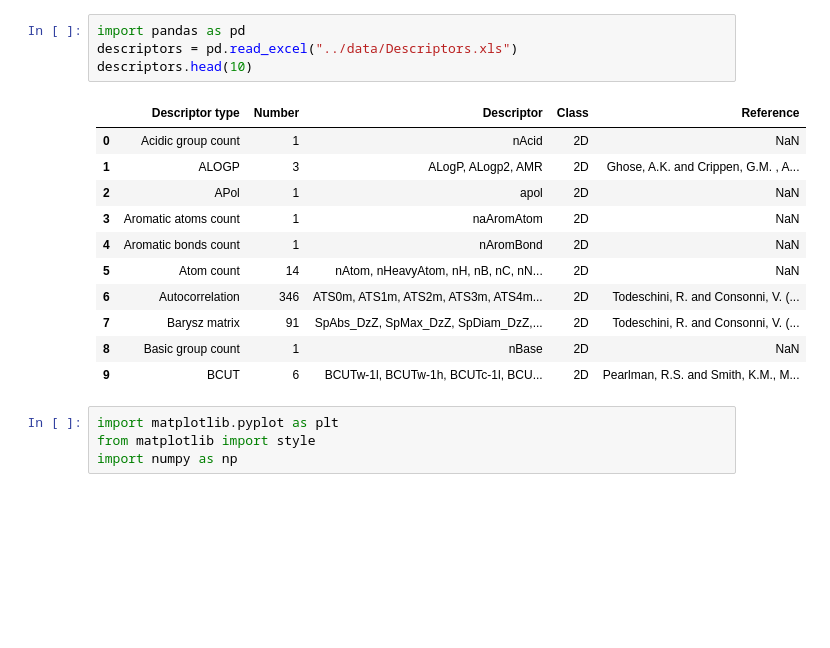
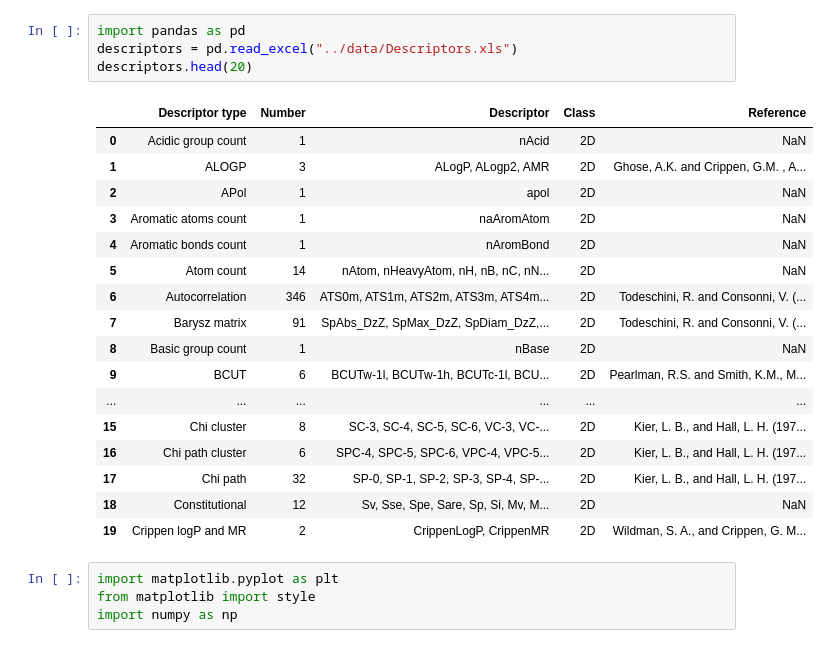
Before and after one commit to PrabhatBara/DDH-PS1, a Jupyter notebook: EDA-Notebooks/Workbook_9.ipynb, the cells around one changed output. Drawn from its saved outputs; the diff is of its cells as text; blank space fills up the shorter version.

```diff
--- a/EDA-Notebooks/Workbook_9.ipynb
+++ b/EDA-Notebooks/Workbook_9.ipynb
@@ -1,19 +1,25 @@
 # %%
 import pandas as pd
 descriptors = pd.read_excel("../data/Descriptors.xls")
-descriptors.head(10)
+descriptors.head(20)
 # %% [output]
 |  | Descriptor type | Number | Descriptor | Class | Reference |
 | 0 | Acidic group count | 1 | nAcid | 2D | NaN |
 | 1 | ALOGP | 3 | ALogP, ALogp2, AMR | 2D | Ghose, A.K. and Crippen, G.M. , A... |
 | 2 | APol | 1 | apol | 2D | NaN |
 | 3 | Aromatic atoms count | 1 | naAromAtom | 2D | NaN |
 | 4 | Aromatic bonds count | 1 | nAromBond | 2D | NaN |
 | 5 | Atom count | 14 | nAtom, nHeavyAtom, nH, nB, nC, nN... | 2D | NaN |
 | 6 | Autocorrelation | 346 | ATS0m, ATS1m, ATS2m, ATS3m, ATS4m... | 2D | Todeschini, R. and Consonni, V. (... |
 | 7 | Barysz matrix | 91 | SpAbs_DzZ, SpMax_DzZ, SpDiam_DzZ,... | 2D | Todeschini, R. and Consonni, V. (... |
 | 8 | Basic group count | 1 | nBase | 2D | NaN |
 | 9 | BCUT | 6 | BCUTw-1l, BCUTw-1h, BCUTc-1l, BCU... | 2D | Pearlman, R.S. and Smith, K.M., M... |
+| ... | ... | ... | ... | ... | ... |
+| 15 | Chi cluster | 8 | SC-3, SC-4, SC-5, SC-6, VC-3, VC-... | 2D | Kier, L. B., and Hall, L. H. (197... |
+| 16 | Chi path cluster | 6 | SPC-4, SPC-5, SPC-6, VPC-4, VPC-5... | 2D | Kier, L. B., and Hall, L. H. (197... |
+| 17 | Chi path | 32 | SP-0, SP-1, SP-2, SP-3, SP-4, SP-... | 2D | Kier, L. B., and Hall, L. H. (197... |
+| 18 | Constitutional | 12 | Sv, Sse, Spe, Sare, Sp, Si, Mv, M... | 2D | NaN |
+| 19 | Crippen logP and MR | 2 | CrippenLogP, CrippenMR | 2D | Wildman, S. A., and Crippen, G. M... |
 # %%
 import matplotlib.pyplot as plt
 from matplotlib import style
```
Also changed, not shown: 8 other files.
